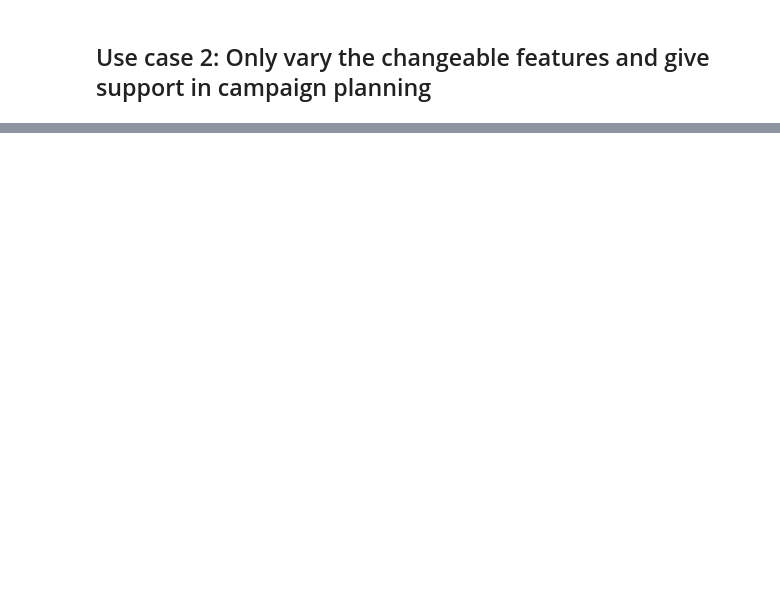
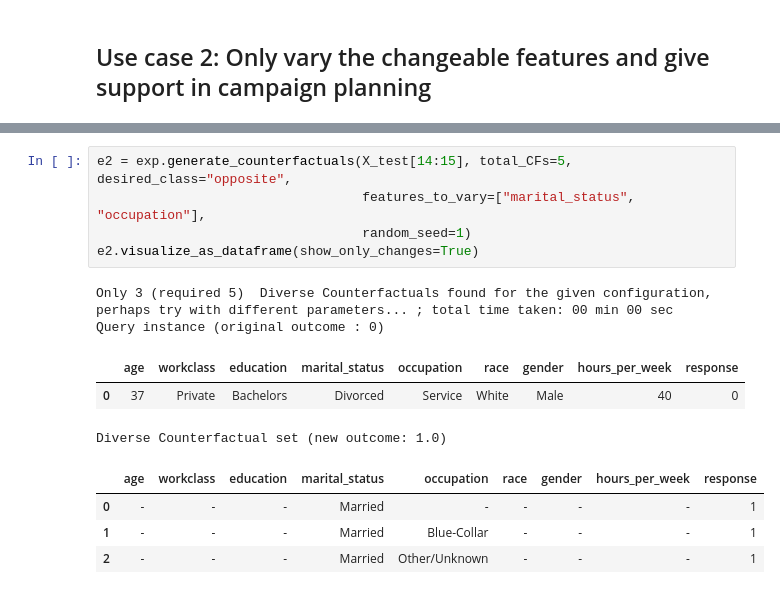
Before and after one commit to daydreamersjp/actionable-ai, a Jupyter notebook: dice_demo_lite.ipynb, the cells around one changed output, grey strips where cells are left out. Cells and saved outputs as stored; diff of their text form; blank space fills up the shorter version.

```diff
--- a/dice_demo_lite.ipynb
+++ b/dice_demo_lite.ipynb
@@ -241,0 +246,15 @@ Diverse Counterfactual set (new outcome: 1.0)
+# %%
+e2 = exp.generate_counterfactuals(X_test[14:15], total_CFs=5, desired_class="opposite",
+                                  features_to_vary=["marital_status", "occupation"],
+                                  random_seed=1)
+e2.visualize_as_dataframe(show_only_changes=True)
+# %% [output]
+Only 3 (required 5)  Diverse Counterfactuals found for the given configuration, perhaps try with different parameters... ; total time taken: 00 min 00 sec
+Query instance (original outcome : 0)
+|  | age | workclass | education | marital_status | occupation | race | gender | hours_per_week | response |
+| 0 | 37 | Private | Bachelors | Divorced | Service | White | Male | 40 | 0 |
+Diverse Counterfactual set (new outcome: 1.0)
+|  | age | workclass | education | marital_status | occupation | race | gender | hours_per_week | response |
+| 0 | - | - | - | Married | - | - | - | - | 1 |
+| 1 | - | - | - | Married | Blue-Collar | - | - | - | 1 |
+| 2 | - | - | - | Married | Other/Unknown | - | - | - | 1 |
```
Also changed, not shown: parts of 6 cells of this notebook.
